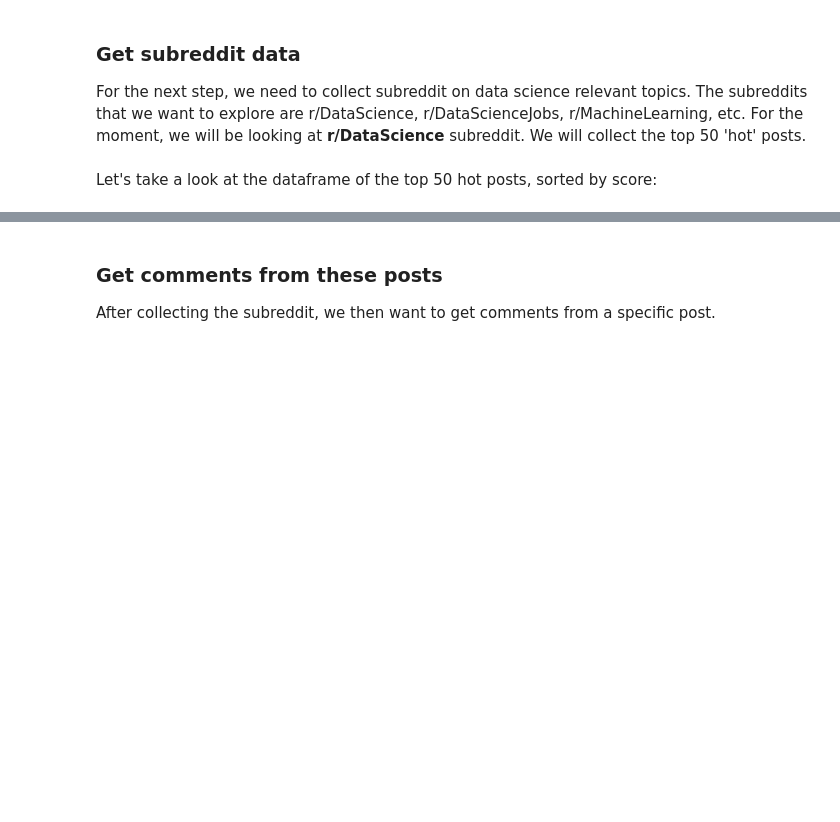
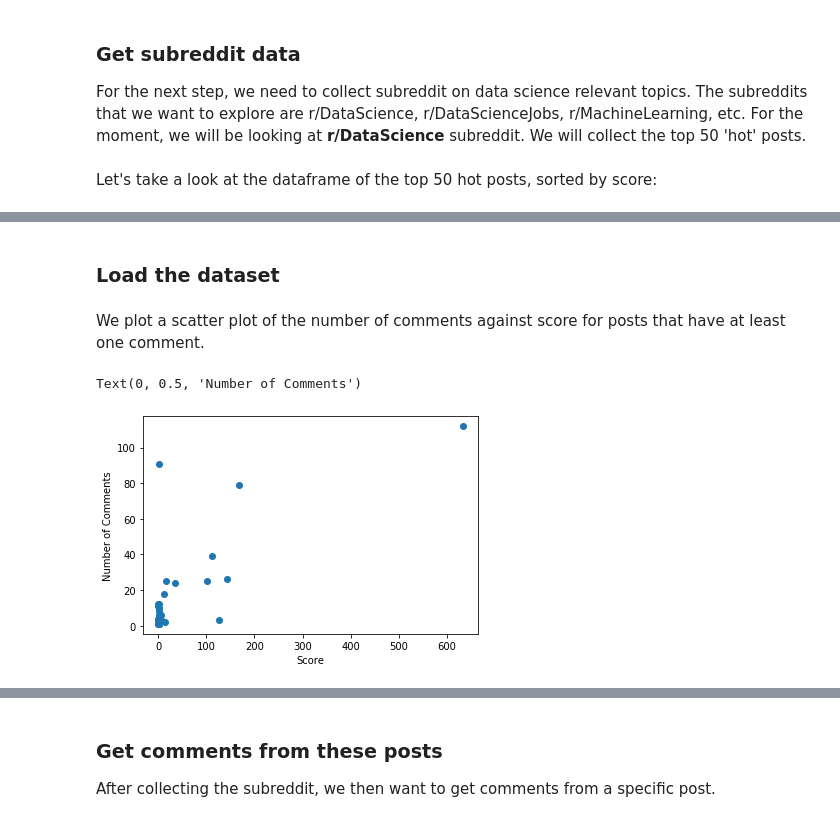
Before and after one commit to lazysimon/reddit_nlp, a Jupyter notebook: reddit_project.ipynb, the cells around one changed output, grey strips where cells are left out. Saved outputs shown, nothing was run; the diff lists cells and outputs as text; code cells hidden in the pictures; blank space fills up the shorter version.

```diff
--- a/reddit_project.ipynb
+++ b/reddit_project.ipynb
@@ -38,16 +39,23 @@ simonneedsleep
 For the next step, we need to collect subreddit on data science relevant topics. The subreddits that we want to explore are r/DataScience, r/DataScienceJobs, r/MachineLearning, etc. For the moment, we will be looking at **r/DataScience** subreddit. We will collect the top 50 'hot' posts.
 # %%
 ## Scrape the DataScience subreddit
-posts_ds = []
+posts_hot = []
+posts_top = []
 ds_subreddit = reddit.subreddit('DataScience')
 #ds_subreddit = reddit.subreddit('MachineLearning')
 
 
-# Obtain the hot 20 comments from the hot comments
+# Obtain the top 50 hot posts
 for post in ds_subreddit.hot(limit=50):
     # convert timestamp to datetime
-    posts_ds.append([post.title, post.score, post.id, post.subreddit, post.url, post.num_comments, post.selftext, datetime.fromtimestamp(post.created)])
-posts_ds = pd.DataFrame(posts_ds,columns=['title', 'score', 'id', 'subreddit', 'url', 'num_comments', 'body', 'created'])
+    posts_hot.append([post.title, post.score, post.id, post.subreddit, post.url, post.num_comments, post.selftext, datetime.fromtimestamp(post.created)])
+posts_hot = pd.DataFrame(posts_hot,columns=['title', 'score', 'id', 'subreddit', 'url', 'num_comments', 'body', 'created'])
+
+# Obtain the top 50 top posts
+for post in ds_subreddit.hot(limit=50):
+    # convert timestamp to datetime
+    posts_top.append([post.title, post.score, post.id, post.subreddit, post.url, post.num_comments, post.selftext, datetime.fromtimestamp(post.created)])
+posts_top = pd.DataFrame(posts_top,columns=['title', 'score', 'id', 'subreddit', 'url', 'num_comments', 'body', 'created'])
 # %% [markdown]
 Let's take a look at the dataframe of the top 50 hot posts, sorted by score:
 # %%
@@ -76,0 +80,2 @@ posts_ds.sort_values(by = 'score', ascending = False)
+# %% [markdown]
+### Load the dataset
@@ -76,0 +89,11 @@ posts_ds.sort_values(by = 'score', ascending = False)
+# %% [markdown]
+We plot a scatter plot of the number of comments against score for posts that have at least one comment.
+# %%
+import matplotlib.pyplot as plt
+sub_posts = posts_ds[posts_ds['num_comments'] > 0]
+plt.scatter(sub_posts['score'], sub_posts['num_comments'], marker='o')
+plt.xlabel('Score')
+plt.ylabel('Number of Comments')
+# %% [output]
+Text(0, 0.5, 'Number of Comments')
+[figure, added]
```
Also changed, not shown: parts of 39 cells of this notebook.
